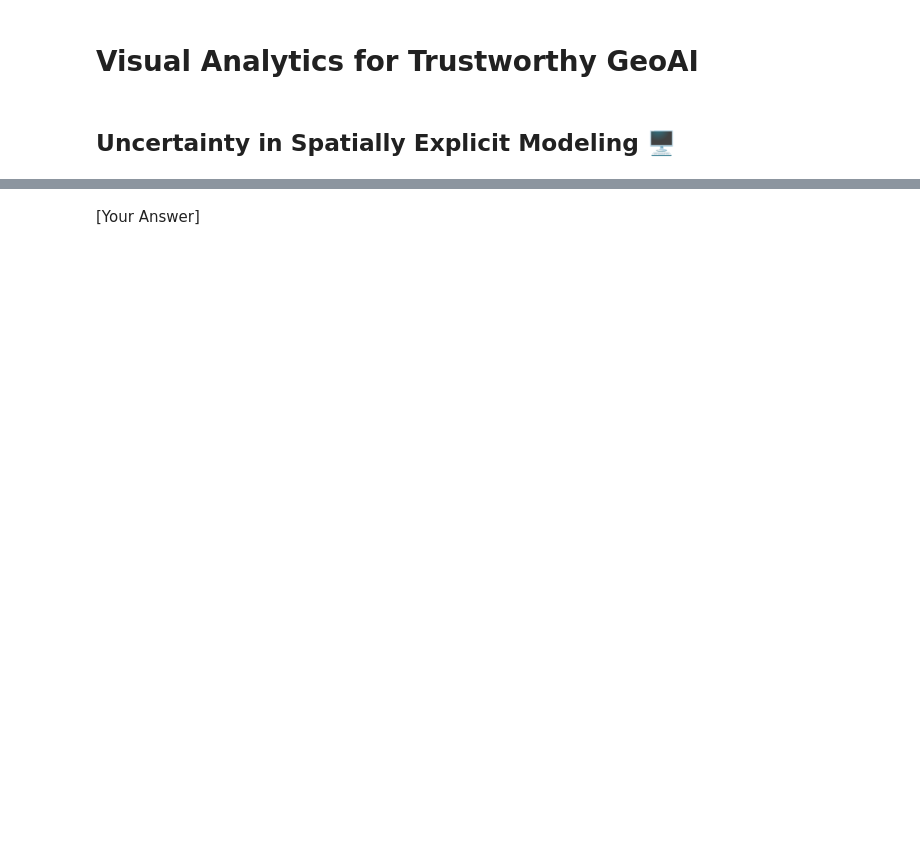
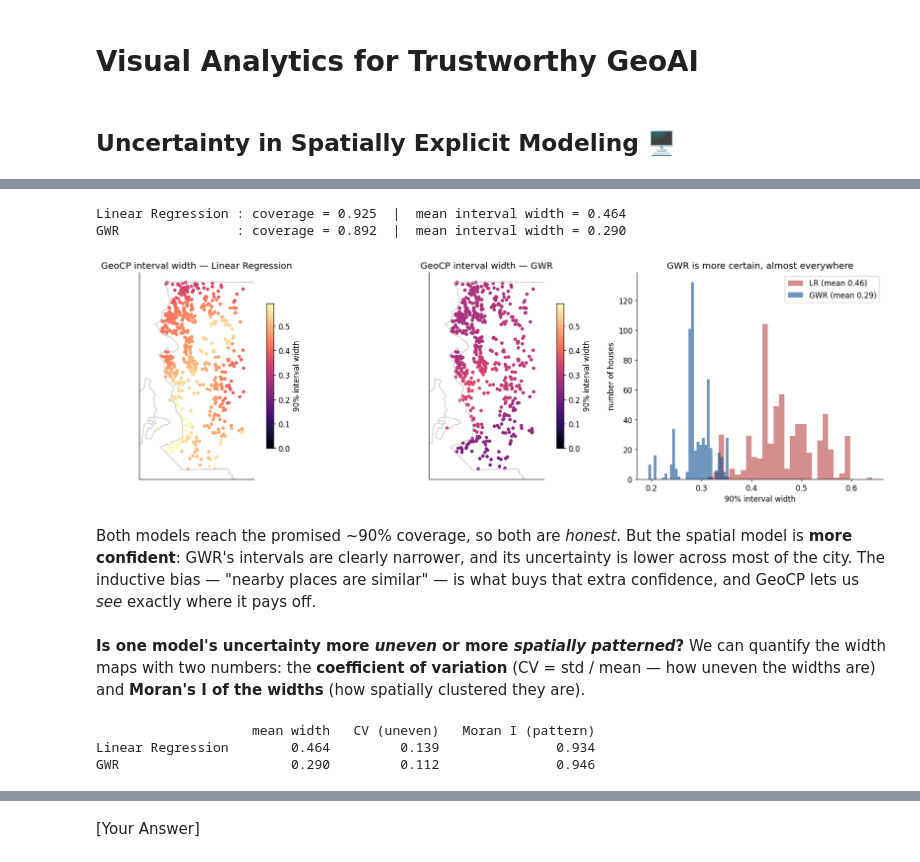
Before and after one commit to Vezarachan/TUM_Course_SVA_TrustGeoAI, a Jupyter notebook: notebooks/TrustworthyGeoAI_case_2.ipynb, the cells around one changed output, grey strips where cells are left out. Cells and saved outputs as stored; diff of their text form; code cells hidden in the pictures; blank space fills up the shorter version.

```diff
--- a/notebooks/TrustworthyGeoAI_case_2.ipynb
+++ b/notebooks/TrustworthyGeoAI_case_2.ipynb
@@ -352,0 +195,71 @@ spatial model is least sure where it has the least data.
+# %%
+from geocp import GeoConformalPrediction
+from geocp.weights import spatial_kernel_weights
+
+# GeoCP only needs the *predictions* at calibration + test points. We pass row
+# indices as the "features" and let predict_f look up precomputed predictions.
+sub = np.concatenate([cal_i, test_i])
+pred_lr = np.full(n, np.nan);  pred_lr[sub]  = LinearRegression().fit(X[fit_i], y[fit_i]).predict(X[sub])
+pred_gwr = np.full(n, np.nan); pred_gwr[sub] = gwr_model.predict(coords[sub], Xs[sub]).predictions.flatten() + ym
+
+def predf(preds):
+    return lambda ii: preds[np.asarray(ii).astype(int).ravel()]
+
+def run_geocp(preds, bw_km=6.0):
+    wf = spatial_kernel_weights(xy_km[cal_i], bandwidth=bw_km)
+    cp = GeoConformalPrediction(predf(preds), cal_i.reshape(-1, 1), y[cal_i], wf, miscoverage_level=0.10)
+    return cp.conformalize(test_i.reshape(-1, 1), y[test_i], coord_test=xy_km[test_i])
+
+res_lr, res_gwr = run_geocp(pred_lr), run_geocp(pred_gwr)
+for name, r in [("Linear Regression", res_lr), ("GWR", res_gwr)]:
+    print(f"{name:18s}: coverage = {r.coverage:.3f}  |  mean interval width = {r.mean_width_finite:.3f}")
+# %% [output]
+Linear Regression : coverage = 0.925  |  mean interval width = 0.464
+GWR               : coverage = 0.892  |  mean interval width = 0.290
+# %%
+# Visual comparison: where is each model uncertain, and how do the widths differ?
+w_lr, w_gwr = 2*res_lr.uncertainty, 2*res_gwr.uncertainty   # full interval widths
+fin = np.isfinite(w_lr) & np.isfinite(w_gwr)                # drop any uncertifiable point
+ct = coords[test_i][fin]; w_lr, w_gwr = w_lr[fin], w_gwr[fin]
+wmax = np.percentile(np.concatenate([w_lr, w_gwr]), 98)
+
+fig, axes = plt.subplots(1, 3, figsize=(17, 5.2))
+for ax, wdt, ttl in [(axes[0], w_lr, "Linear Regression"), (axes[1], w_gwr, "GWR")]:
+    sc = ax.scatter(ct[:, 0], ct[:, 1], c=wdt, cmap="magma", vmin=0, vmax=wmax, s=16)
+    ax.set_title(f"GeoCP interval width — {ttl}"); seattle_basemap(ax)
+    fig.colorbar(sc, ax=ax, shrink=0.7, label="90% interval width")
+
+axes[2].hist(w_lr, bins=30, alpha=0.6, label=f"LR (mean {w_lr.mean():.2f})", color="#B64342")
+axes[2].hist(w_gwr, bins=30, alpha=0.6, label=f"GWR (mean {w_gwr.mean():.2f})", color="#0F4D92")
+axes[2].set_xlabel("90% interval width"); axes[2].set_ylabel("number of houses")
+axes[2].set_title("GWR is more certain, almost everywhere"); axes[2].legend()
+plt.tight_layout(); plt.show()
+# %% [output]
+[figure, added]
+# %% [markdown]
+Both models reach the promised ~90% coverage, so both are *honest*. But the
+spatial model is **more confident**: GWR's intervals are clearly narrower, and
+its uncertainty is lower across most of the city. The inductive bias — "nearby
+places are similar" — is what buys that extra confidence, and GeoCP lets us
+*see* exactly where it pays off.
+# %% [markdown]
+**Is one model's uncertainty more *uneven* or more *spatially patterned*?**
+We can quantify the width maps with two numbers: the **coefficient of variation**
+(CV = std / mean — how uneven the widths are) and **Moran's I of the widths**
+(how spatially clustered they are).
+# %%
+def width_stats(wdt, xyc):
+    cv = wdt.std() / wdt.mean()
+    wknn = KNN.from_array(xyc, k=8); wknn.transform = "r"
+    mi_w = Moran(wdt, wknn, permutations=99)
+    return cv, mi_w.I
+
+cv_lr, miw_lr = width_stats(w_lr, ct)
+cv_gwr, miw_gwr = width_stats(w_gwr, ct)
+print(f"{'':18s}{'mean width':>12}{'CV (uneven)':>14}{'Moran I (pattern)':>20}")
+print(f"{'Linear Regression':18s}{w_lr.mean():>12.3f}{cv_lr:>14.3f}{miw_lr:>20.3f}")
+print(f"{'GWR':18s}{w_gwr.mean():>12.3f}{cv_gwr:>14.3f}{miw_gwr:>20.3f}")
+# %% [output]
+                    mean width   CV (uneven)   Moran I (pattern)
+Linear Regression        0.464         0.139               0.934
+GWR                      0.290         0.112               0.946
```
Also changed, not shown: parts of 80 cells of this notebook.
